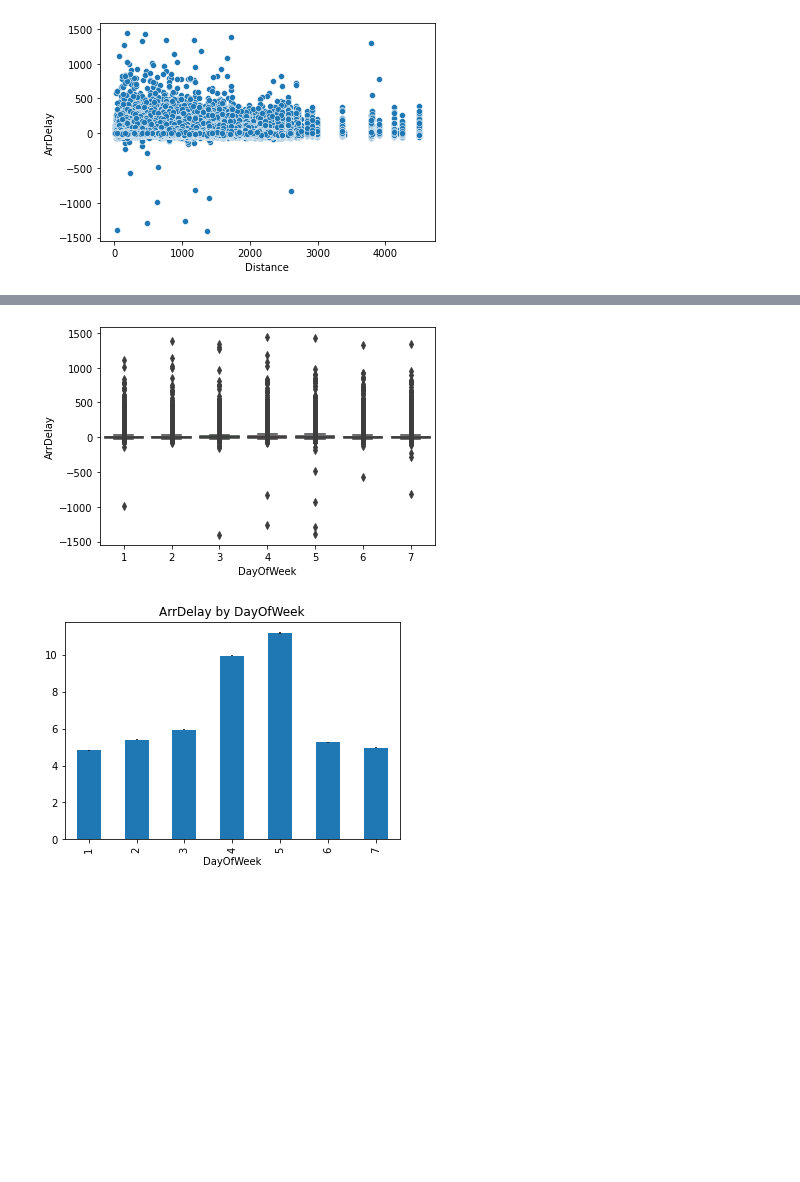
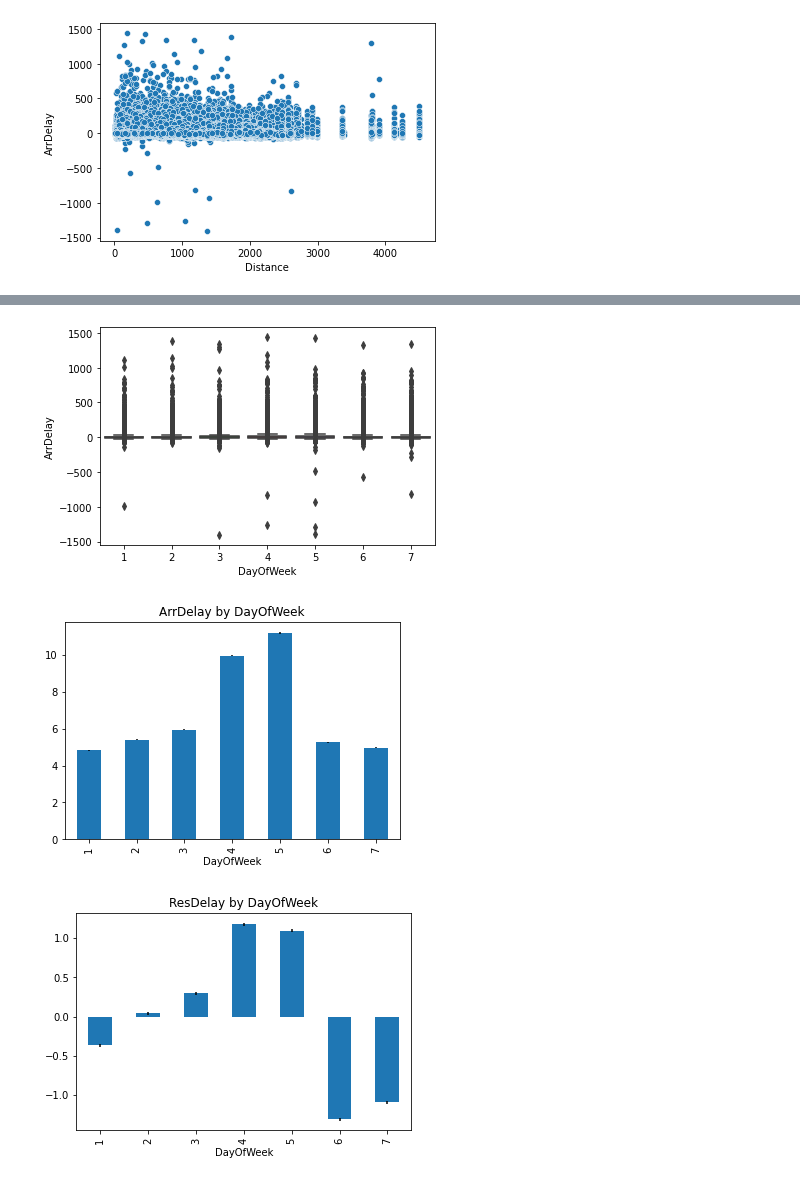
Before and after one commit to soomin-jeong/spark-ml-project, a Jupyter notebook: exploration/Spark - Exploratory Analysis Data.ipynb, the cells around one changed output, grey strips where cells are left out. Cells and saved outputs as stored; diff of their text form; code cells hidden in the pictures; blank space fills up the shorter version.

```diff
--- a/exploration/Spark - Exploratory Analysis Data.ipynb
+++ b/exploration/Spark - Exploratory Analysis Data.ipynb
@@ -89,9 +110,11 @@ def plot_with_error_bars(x, y):
 # %%
 sns.boxplot(data=airports, x= 'DayOfWeek', y = 'ArrDelay')
 plt.show()
 plot_with_error_bars(x='DayOfWeek', y='ArrDelay')
+plot_with_error_bars(x='DayOfWeek', y='ResDelay')
 # %% [output]
 [figure]
 [figure]
+[figure, added]
 # %%
 plot_with_error_bars(x='Month', y='ArrDelay')
```
Also changed, not shown: parts of 12 cells of this notebook.
